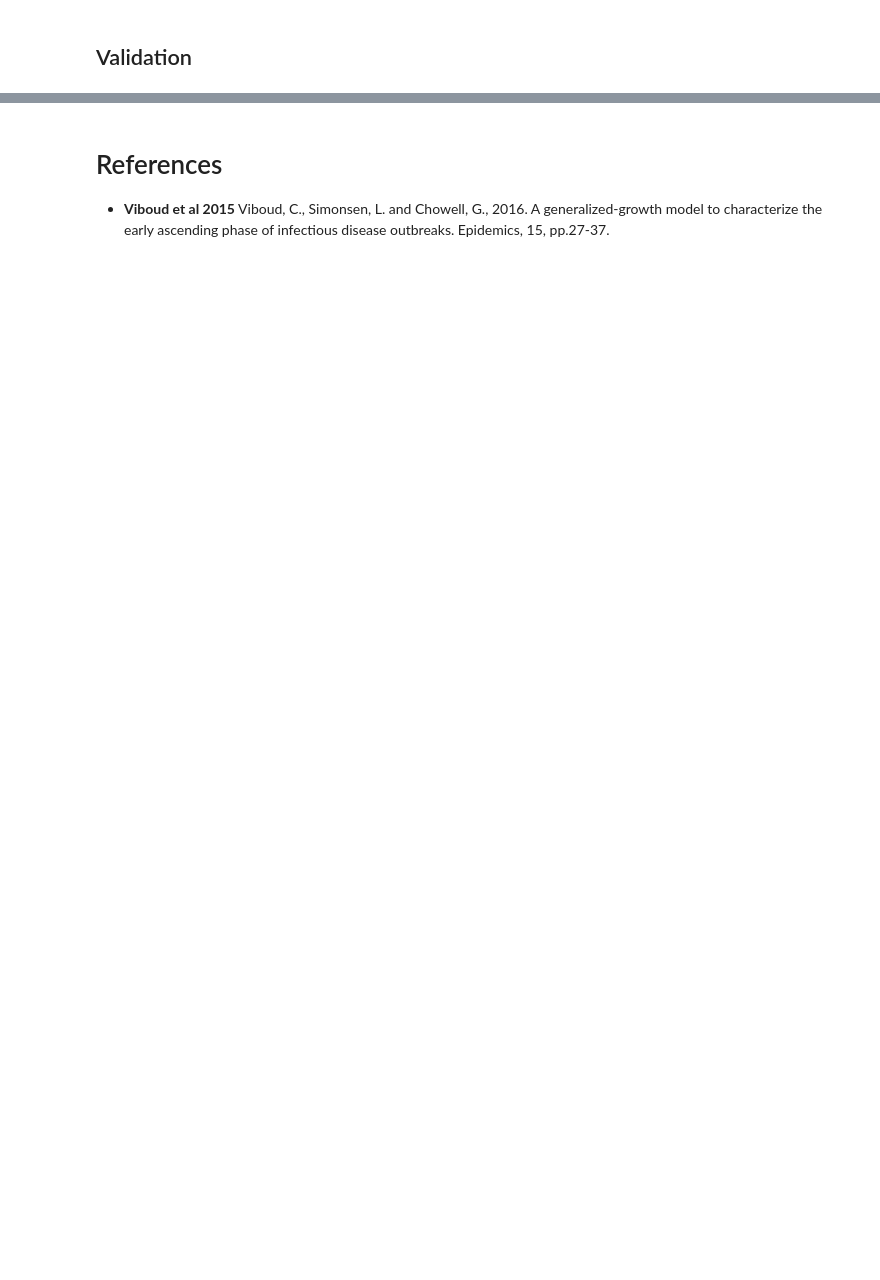
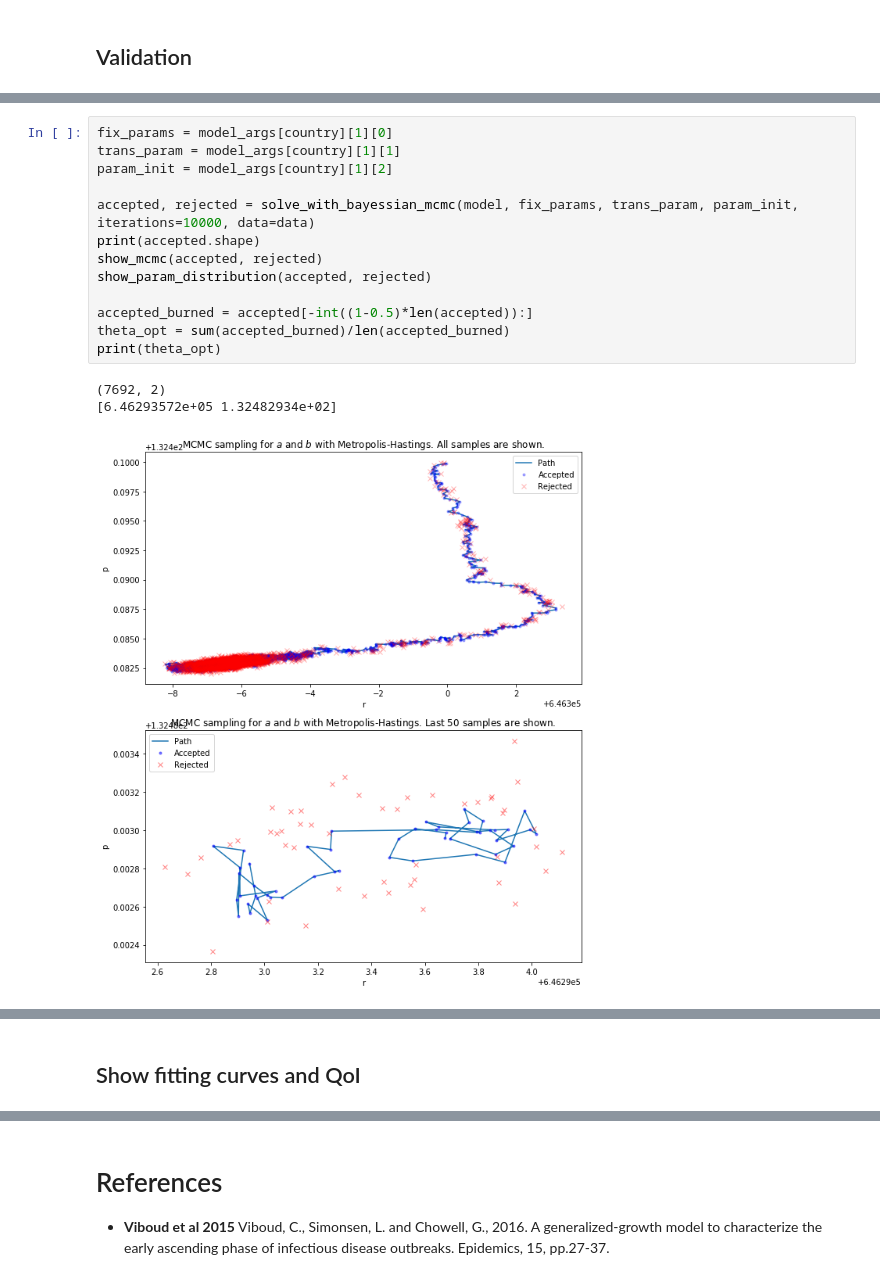
Before and after one commit to prashjha/StudyCovid19, a Jupyter notebook: process/bayesian/Assignment on Bayesian Inversion.ipynb, the cells around one changed output, grey strips where cells are left out. Drawn from its saved outputs; the diff is of its cells as text; blank space fills up the shorter version.

```diff
--- a/process/bayesian/Assignment on Bayesian Inversion.ipynb
+++ b/process/bayesian/Assignment on Bayesian Inversion.ipynb
@@ -224,0 +219,17 @@ True
+# %%
+fix_params = model_args[country][1][0]
+trans_param = model_args[country][1][1]
+param_init = model_args[country][1][2]
+
+accepted, rejected = solve_with_bayessian_mcmc(model, fix_params, trans_param, param_init, iterations=10000, data=data)
+print(accepted.shape)
+show_mcmc(accepted, rejected)
+show_param_distribution(accepted, rejected)
+
+accepted_burned = accepted[-int((1-0.5)*len(accepted)):]
+theta_opt = sum(accepted_burned)/len(accepted_burned)
+print(theta_opt)
+# %% [output]
+(7692, 2)
+[6.46293572e+05 1.32482934e+02]
+[figure, added]
@@ -224,0 +238,2 @@ True
+# %% [markdown]
+## Show fitting curves and QoI
```
Also changed, not shown: parts of 9 cells of this notebook.
